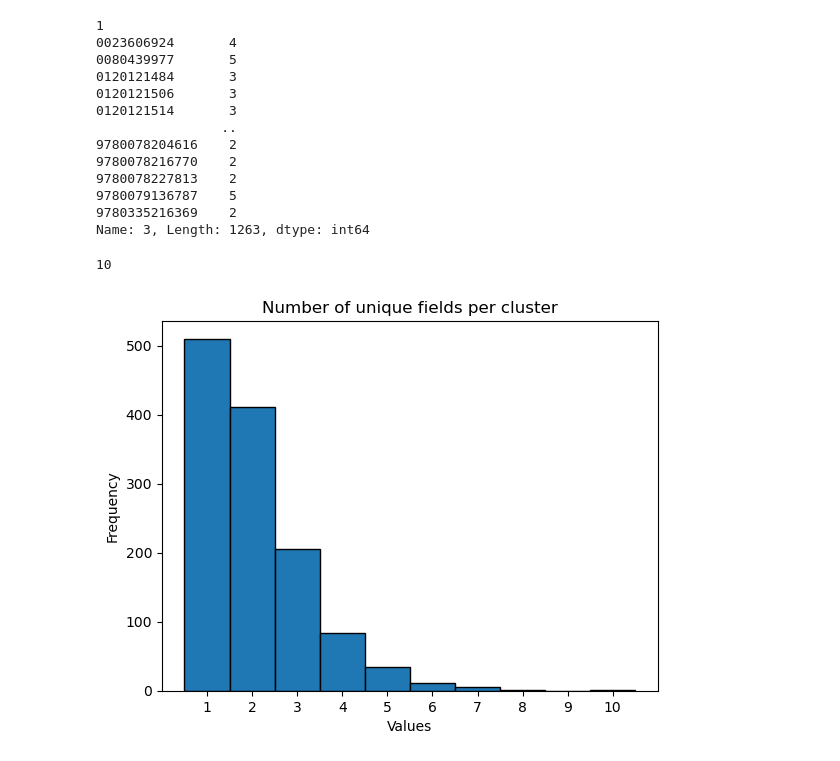
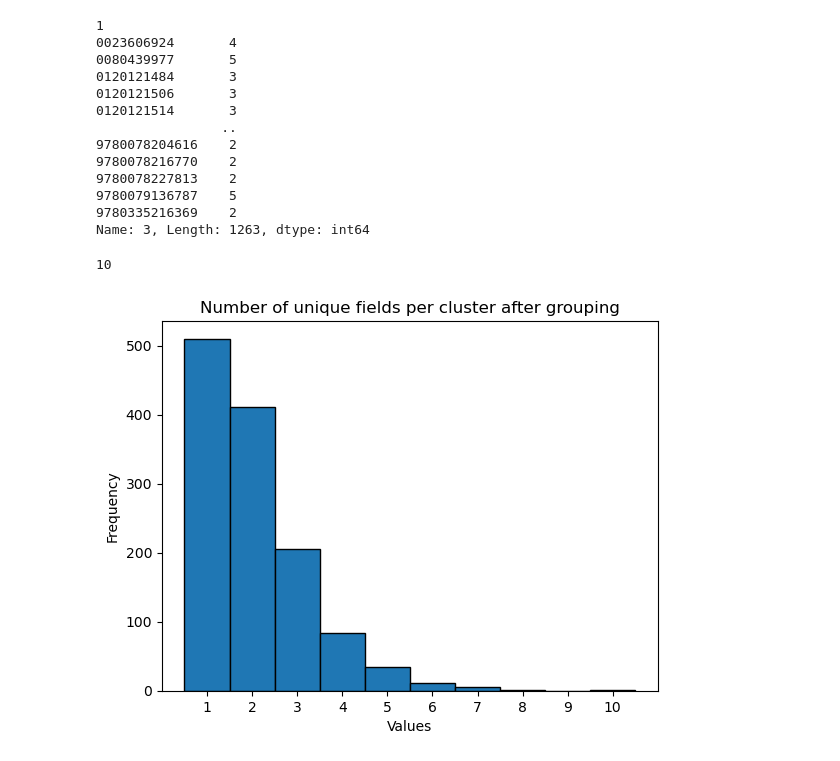
Before and after one commit to Sameer-H-Khan/EntityResolutionAndConsolidation, a Jupyter notebook: entity-resolution-clust.ipynb, the cells around one changed output. Drawn from its saved outputs; the diff is of its cells as text; code cells hidden in the pictures.

```diff
--- a/entity-resolution-clust.ipynb
+++ b/entity-resolution-clust.ipynb
@@ -17,7 +17,8 @@ authors = df.iloc[:, 3]
 # authors = source
 
 model = SentenceTransformer('paraphrase-MiniLM-L6-v2')
-author_embeddings = [model.encode(author) for author in authors]
+# author_embeddings = [model.encode(author) for author in authors]
+author_embeddings = np.load('author_embeddings.npy')
 # %%
 np.save('author_embeddings.npy', author_embeddings)
 # %%
@@ -156,20 +155,20 @@ Name: 3, Length: 1263, dtype: int64
 # %%
 import matplotlib.pyplot as plt
 # print(result.iloc[1])
 print(result.max())
 n_bins = result.max()
 n, bins, patches = plt.hist(result, bins=n_bins, edgecolor='black')  # Adjust the number of bins as needed
 plt.xlabel('Values')
 plt.ylabel('Frequency')
-plt.title('Number of unique fields per cluster')
+plt.title('Number of unique fields per cluster after grouping')
 # Calculate centers of each bin
 bin_centers = 0.5 * (bins[:-1] + bins[1:])
 # Set x-axis ticks to the calculated bin centers
 plt.xticks(bin_centers, range(1, n_bins+1))
 plt.show()
 # %% [output]
 10
-[figure, old version]
+[figure, new version]
 # %%
 old_df = df.groupby(1)[3].nunique()
 
```
Also changed, not shown: parts of 7 cells of this notebook, 3 other files.
